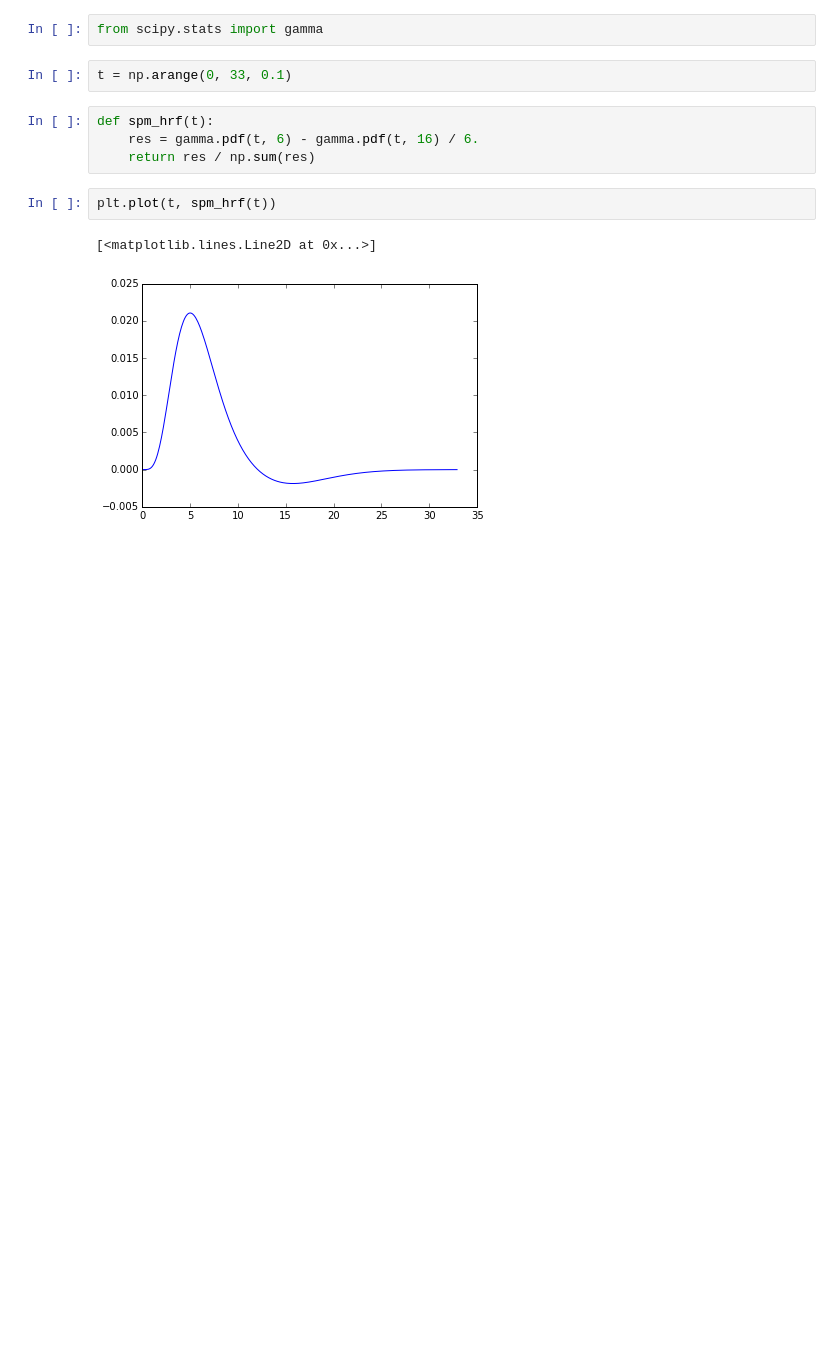
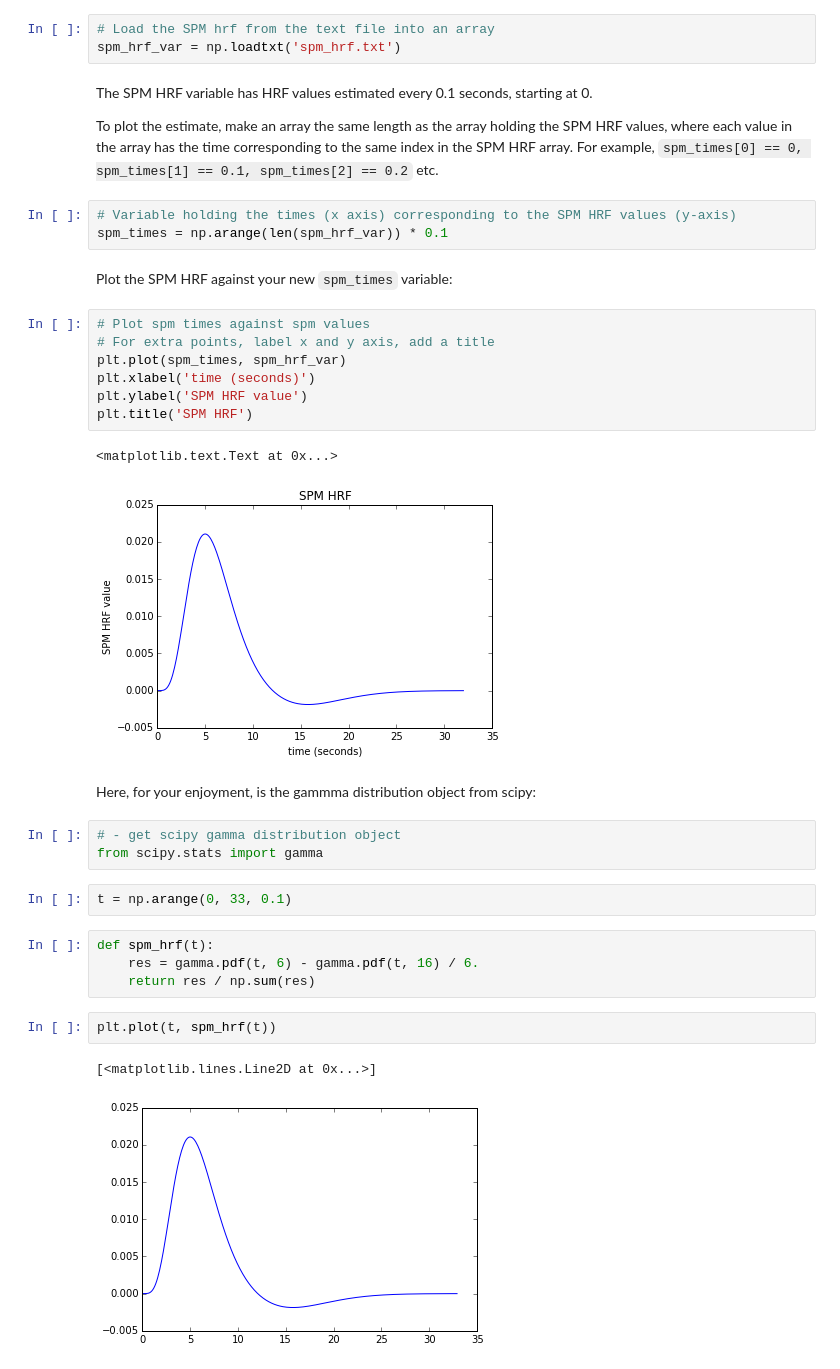
Before and after one commit to matthew-brett/pna2015, a Jupyter notebook: day5/spm_hrf.ipynb, the cells around one changed output. Drawn from its saved outputs; the diff is of its cells as text; blank space fills up the shorter version.

```diff
--- a/day5/spm_hrf.ipynb
+++ b/day5/spm_hrf.ipynb
@@ -7,4 +32,29 @@ import matplotlib.pyplot as plt
+# %%
+# Load the SPM hrf from the text file into an array
+spm_hrf_var = np.loadtxt('spm_hrf.txt')
+# %% [markdown]
+The SPM HRF variable has HRF values estimated every 0.1 seconds, starting at 0.
+
+To plot the estimate, make an array the same length as the array holding the SPM HRF values, where each value in the array has the time corresponding to the same index in the SPM HRF array.  For example, `spm_times[0] == 0, spm_times[1] == 0.1, spm_times[2] == 0.2` etc.
+# %%
+# Variable holding the times (x axis) corresponding to the SPM HRF values (y-axis)
+spm_times = np.arange(len(spm_hrf_var)) * 0.1
+# %% [markdown]
+Plot the SPM HRF against your new `spm_times` variable:
+# %%
+# Plot spm times against spm values
+# For extra points, label x and y axis, add a title
+plt.plot(spm_times, spm_hrf_var)
+plt.xlabel('time (seconds)')
+plt.ylabel('SPM HRF value')
+plt.title('SPM HRF')
+# %% [output]
+<matplotlib.text.Text at 0x...>
+[figure, added]
+# %% [markdown]
+Here, for your enjoyment, is the gammma distribution object from scipy:
 # %%
+# - get scipy gamma distribution object
 from scipy.stats import gamma
 # %%
 t = np.arange(0, 33, 0.1)
```
Also changed, not shown: parts of 12 cells of this notebook, 1 other file.
